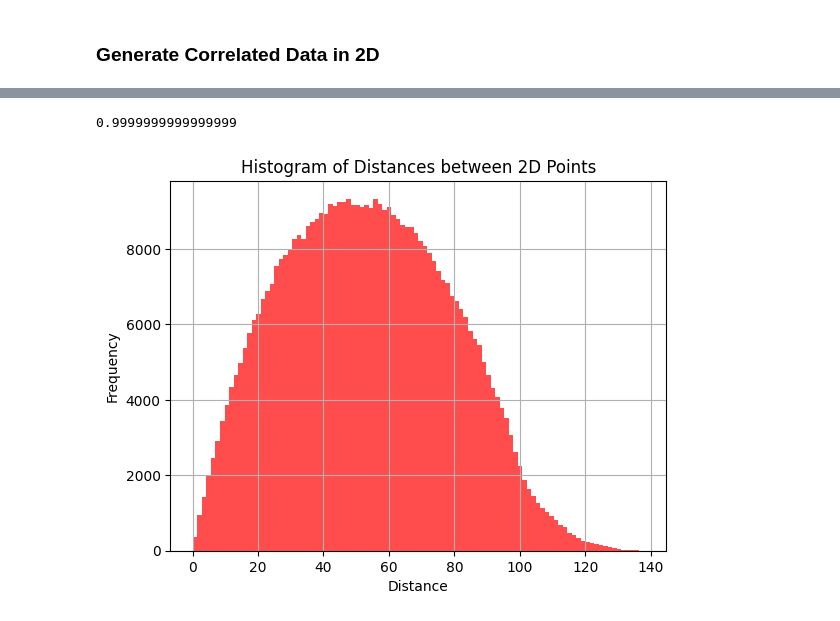
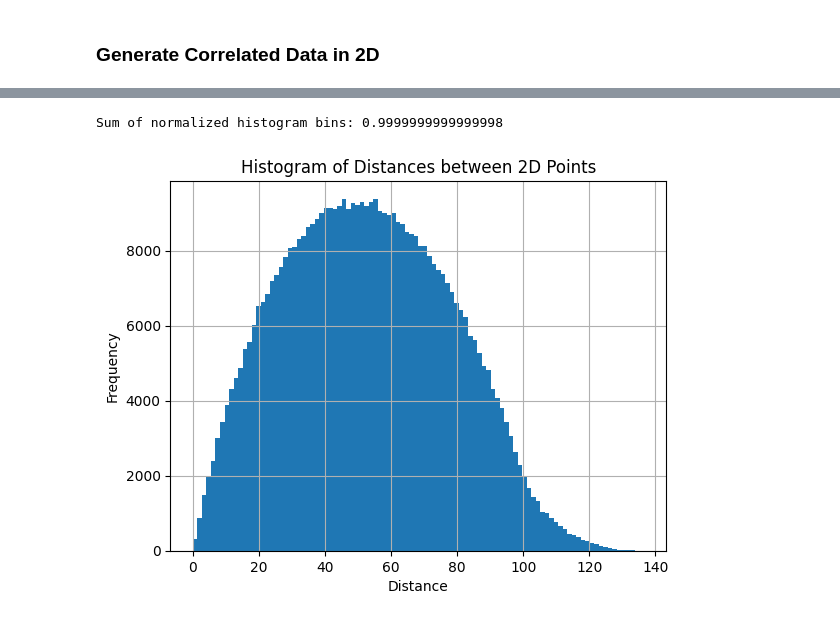
Before and after one commit to xlxnsxzpxtx/Metodos_cosmo, a Jupyter notebook: practica_2/practica_2.ipynb, the cells around one changed output, grey strips where cells are left out. Drawn from its saved outputs; the diff is of its cells as text; code cells hidden in the pictures.

```diff
--- a/practica_2/practica_2.ipynb
+++ b/practica_2/practica_2.ipynb
@@ -40,7 +39,7 @@ r_c = 30
 z = num_points // c_num
 
 # Create an empty list to store the points
-points = []
+D = []
 
 # Generate random centers for the circumferences within the box
 #circle_centers_x = np.array(f_rand(num_points,size,size))
@@ -55,22 +54,19 @@ for i in range(c_num):
 
     for _ in range(z):
 
-     theta = np.linspace(0, 2 * np.pi)
+     theta = np.linspace(0, 2*np.pi)
      x = center_x + r_c*np.cos(theta)
      y = center_y + r_c*np.sin(theta)
      x = x % h
      y = y % w
 
     # Append the points to the list
-    points.extend(list(zip(x, y)))
+    D.extend(list(zip(x, y)))
 # %%
 # Ensure we have the desired number of points
-D = np.array(points)
-points = points[:num_points]
-
 # Plot the points
 #plt.figure(figsize=(8, 8))
-plt.scatter(*zip(*points), s=10, color='darkred', marker='o')
+plt.scatter(*zip(*D), s=10, color='darkred', marker='o')
 plt.scatter(circle_centers_x, circle_centers_y, s=20, c='darkgreen', marker='o')
 plt.xlim(0, size)
 plt.ylim(0, size)
@@ -87,4 +83,6 @@ No artists with labels found to put in legend.  Note that artists whose label st
 # %%
+D = np.array(D)
+
 def f_distance(p1, p2):
     return np.linalg.norm(p1 - p2)
 
@@ -93,12 +91,6 @@ def f_distance(p1, p2):
 distance_D = []
 
 for i in range(num_points):
-    for j in range(i+1,N):
+    for j in range(i+1,num_points):
         distance = f_distance(D[i],D[j])
         distance_D.append(distance)
-
-distance_D
-
-D_norm = np.linalg.norm(distance_D)
-DD = distance_D/D_norm
-np.linalg.norm(DD)
@@ -123,34 +128,26 @@ plt.show()
 # %%
-
-
 distance_R = []
 
 for i in range(num_points):
     for j in range(i+1,num_points):
         distance = f_distance(R[i],R[j])
         distance_R.append(distance)
-
-
-
-R_norm = np.linalg.norm(distance_R)
-RR = distance_R/R_norm
-np.linalg.norm(RR)
-# %% [output]
-0.9999999999999999
 # %%
-# Plot histogram
-num_bins = 100 #len(distance_D)
 histR_min = min(distance_R)
 histR_max = max(distance_R)
 
-hist, bin_edges = np.histogram(distance_R, bins=num_bins, range=(histR_min, histR_max))
+hist2, bin_edges2 = np.histogram(distance_R, bins=num_bins, range=(histR_min, histR_max))
 
+RR = hist2/np.sum(hist2)
 
-plt.hist(distance_R, bins=num_bins, range=(histR_min, histR_max), alpha=0.7, color='red')
+print("Sum of normalized histogram bins:", np.sum(RR))
+
+plt.bar(bin_edges2[:-1], hist2, width=bin_edges2[1]-bin_edges2[0], align='edge')
 plt.xlabel('Distance')
 plt.ylabel('Frequency')
 plt.title('Histogram of Distances between 2D Points')
 plt.grid(True)
 plt.show()
 # %% [output]
+Sum of normalized histogram bins: 0.9999999999999998
-[figure, old version]
+[figure, new version]
```
Also changed, not shown: parts of 9 cells of this notebook.
